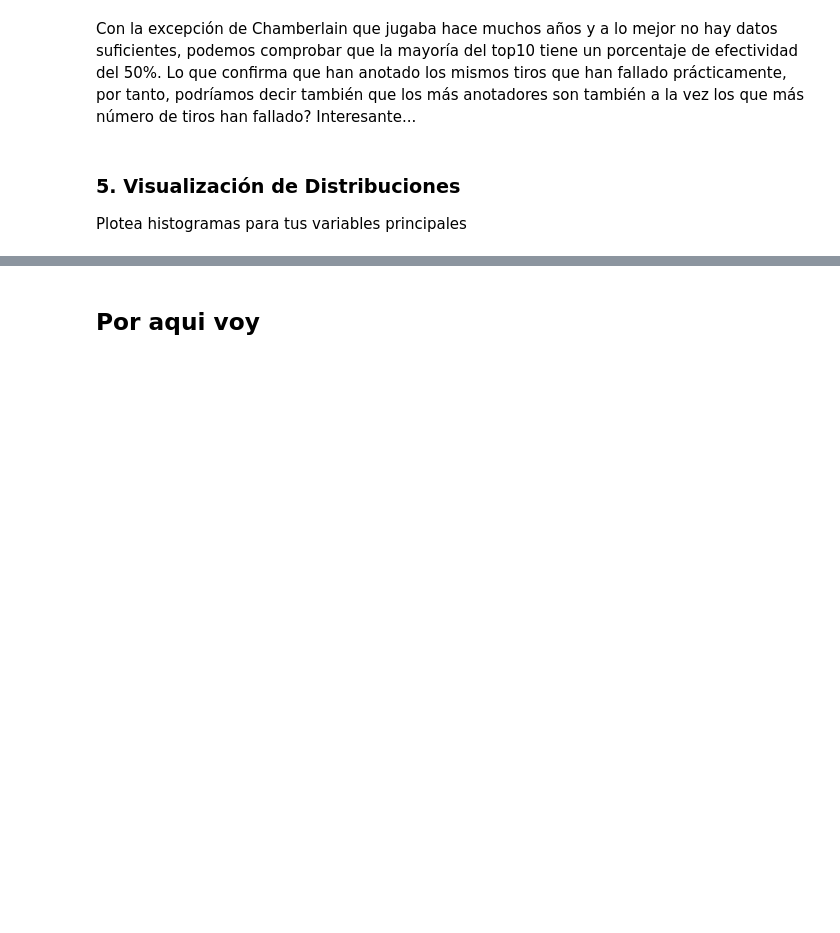
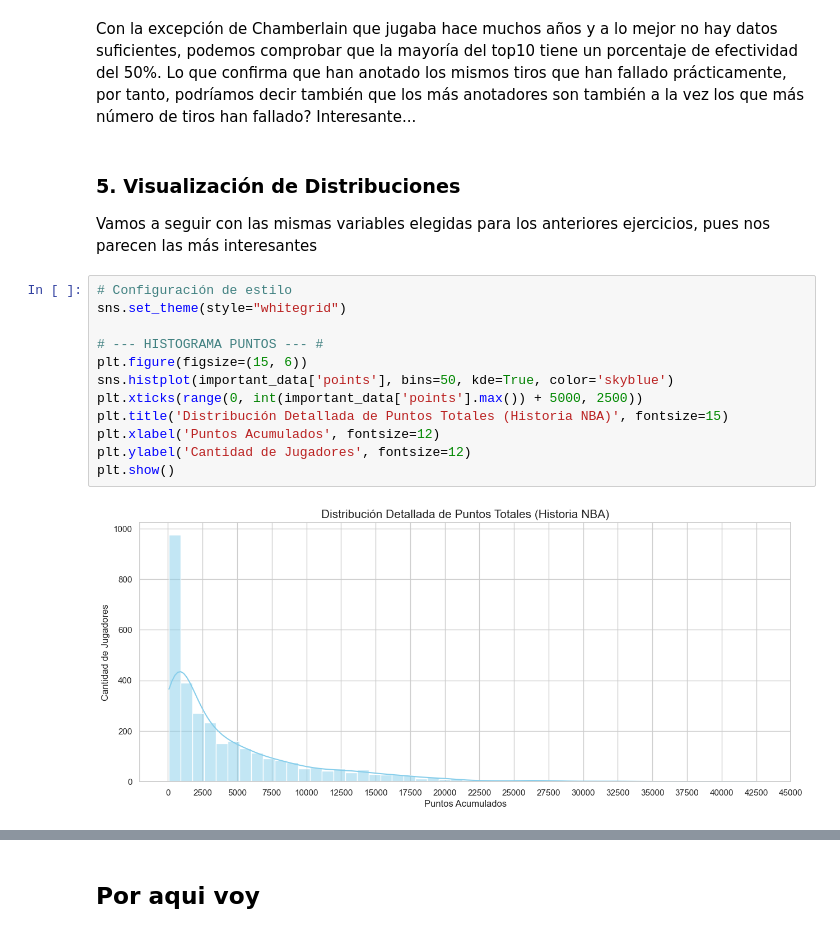
Before and after one commit to jacc1087/Estadistica, a Jupyter notebook: PracticaEstadistica__Contreras_Caño_Jose_Angel.ipynb, the cells around one changed output, grey strips where cells are left out. Cells and saved outputs as stored; diff of their text form; blank space fills up the shorter version.

Commit message:
Ejercicio 1.5

```diff
--- a/PracticaEstadistica__Contreras_Caño_Jose_Angel.ipynb
+++ b/PracticaEstadistica__Contreras_Caño_Jose_Angel.ipynb
@@ -441,6 +441,20 @@ Kareem Abdul-Jabbar   38387             0.5657
        James Harden   30788             0.5228
 # %% [markdown]
 Con la excepción de Chamberlain que jugaba hace muchos años y a lo mejor no hay datos suficientes, podemos comprobar que la mayoría del top10 tiene un porcentaje de efectividad del 50%. Lo que confirma que han anotado los mismos tiros que han fallado prácticamente, por tanto, podríamos decir también que los más anotadores son también a la vez los que más número de tiros han fallado? Interesante...
-# %% [markdown]
-### **5. Visualización de Distribuciones**
-Plotea histogramas para tus variables principales
+# %% [markdown]
+### **5. Visualización de Distribuciones**
+Vamos a seguir con las mismas variables elegidas para los anteriores ejercicios, pues nos parecen las más interesantes
+# %%
+# Configuración de estilo
+sns.set_theme(style="whitegrid")
+
+# --- HISTOGRAMA PUNTOS --- #
+plt.figure(figsize=(15, 6))
+sns.histplot(important_data['points'], bins=50, kde=True, color='skyblue')
+plt.xticks(range(0, int(important_data['points'].max()) + 5000, 2500))
+plt.title('Distribución Detallada de Puntos Totales (Historia NBA)', fontsize=15)
+plt.xlabel('Puntos Acumulados', fontsize=12)
+plt.ylabel('Cantidad de Jugadores', fontsize=12)
+plt.show()
+# %% [output]
+[figure, added]
```
Also changed, not shown: parts of 1 cell of this notebook.
